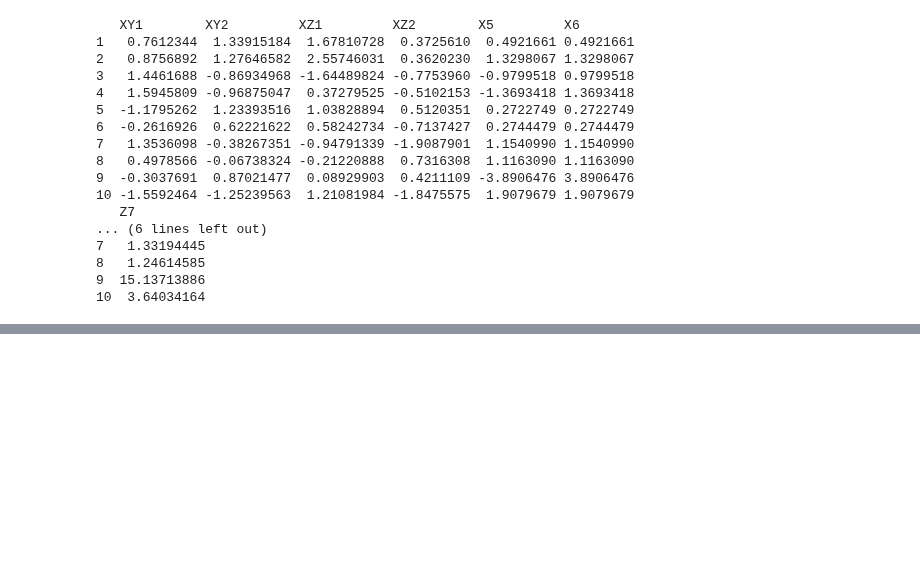
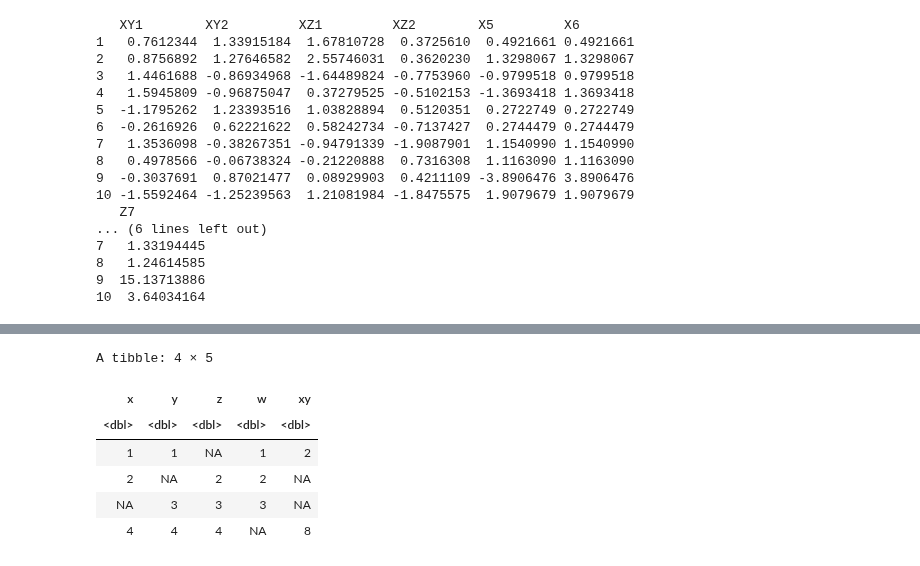
Before and after one commit to guebin/2021IR, a Jupyter notebook: _notebooks/2021-11-30-(12주차) 11월30일.ipynb, the cells around one changed output, grey strips where cells are left out. Drawn from its saved outputs; the diff is of its cells as text; code cells hidden in the pictures; blank space fills up the shorter version.

```diff
--- a/_notebooks/2021-11-30-(12주차) 11월30일.ipynb
+++ b/_notebooks/2021-11-30-(12주차) 11월30일.ipynb
@@ -533,0 +757,5 @@ A %>% mutate(X6=abs(X5),Z7=X5**2,Z8=(Z7-mean(Z7))/sd(Z7))
+# %%
+x<- c(1,2,NA,4)
+y<- c(1,NA,3,4)
+z<- c(NA,2,3,4)
+w<- c(1,2,3,NA)
@@ -533,0 +772,10 @@ A %>% mutate(X6=abs(X5),Z7=X5**2,Z8=(Z7-mean(Z7))/sd(Z7))
+# %%
+tibble(x,y,z,w) %>% mutate(xy=x+y)
+# %% [output]
+A tibble: 4 × 5
+| x | y | z | w | xy |
+| <dbl> | <dbl> | <dbl> | <dbl> | <dbl> |
+| 1 | 1 | NA | 1 | 2 |
+| 2 | NA | 2 | 2 | NA |
+| NA | 3 | 3 | 3 | NA |
+| 4 | 4 | 4 | NA | 8 |
```
Also changed, not shown: parts of 56 cells of this notebook, 1 other file.
